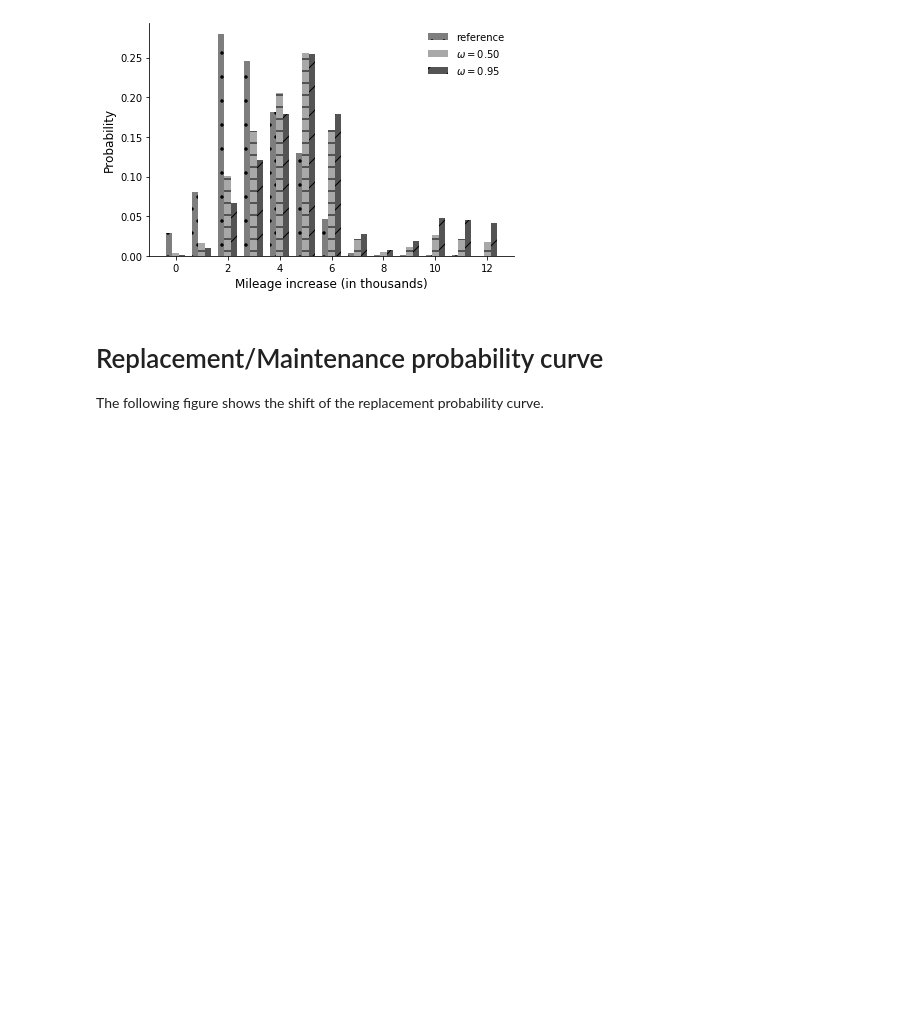
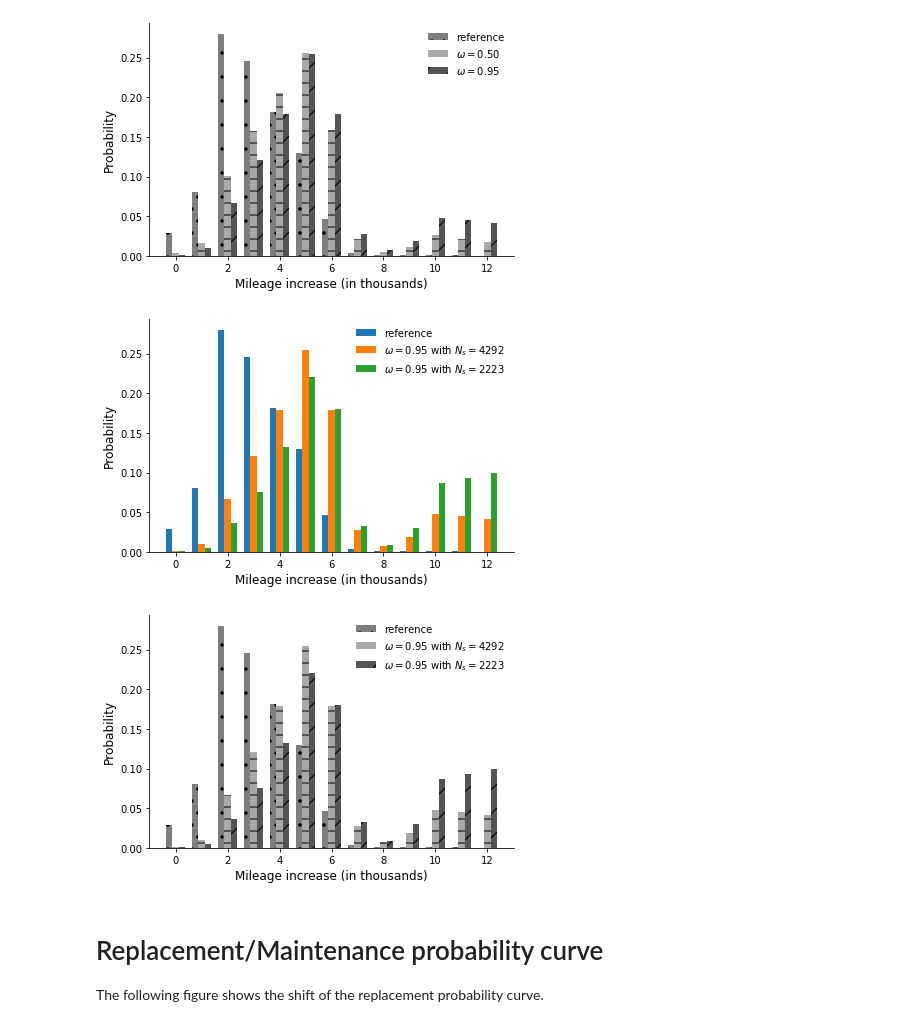
Before and after one commit to robustzurcher/analysis, a Jupyter notebook: notebooks/03_application.ipynb, the cells around one changed output. Cells and saved outputs as stored; diff of their text form; code cells hidden in the pictures; blank space fills up the shorter version.

```diff
--- a/notebooks/03_application.ipynb
+++ b/notebooks/03_application.ipynb
@@ -35,6 +35,11 @@ get_probability_shift()
 # %% [output]
 [figure]
 [figure]
+# %%
+get_probability_shift_data()
+# %% [output]
+[figure, added]
+[figure, added]
 # %% [markdown]
 # Replacement/Maintenance probability curve
 
```
Also changed, not shown: parts of 3 cells of this notebook, 2 other files.
